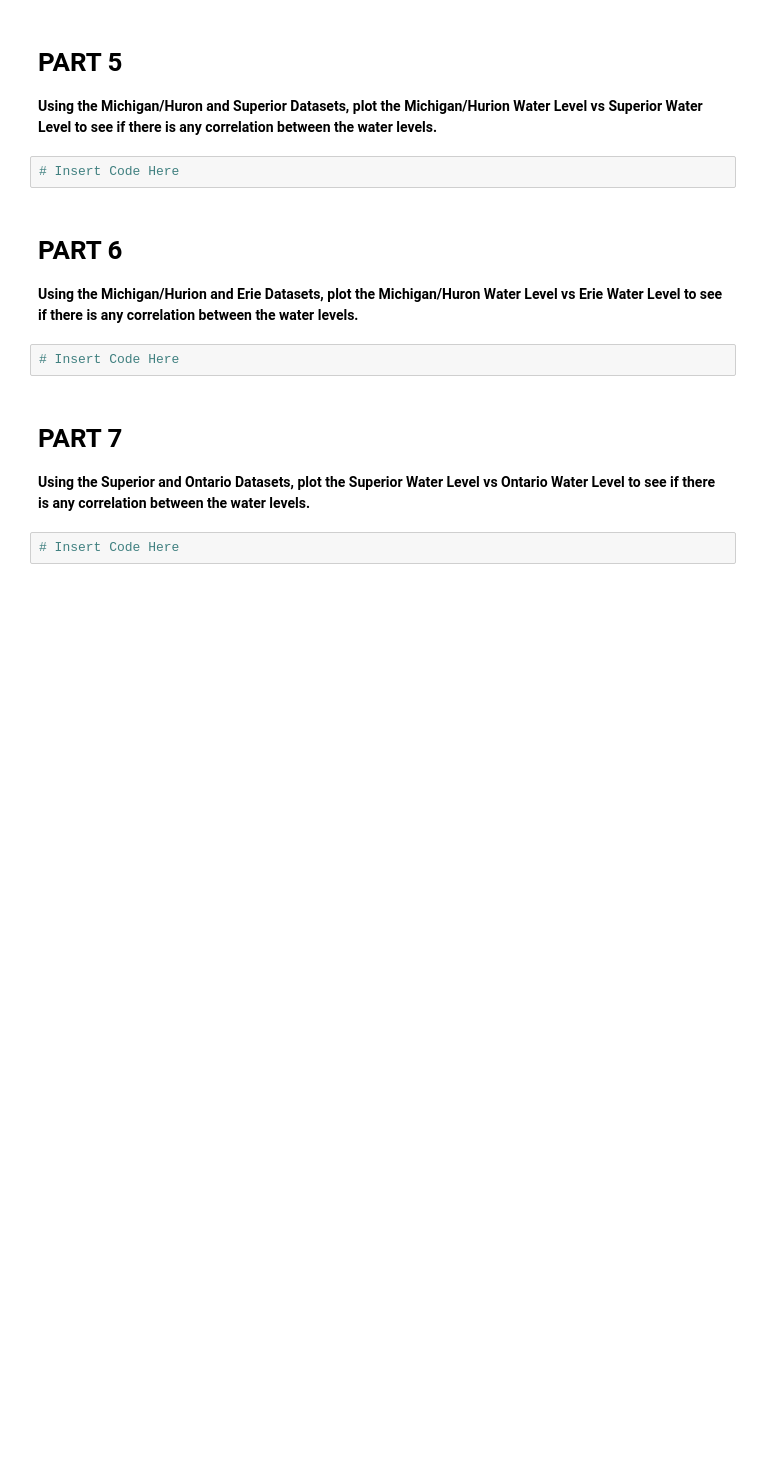
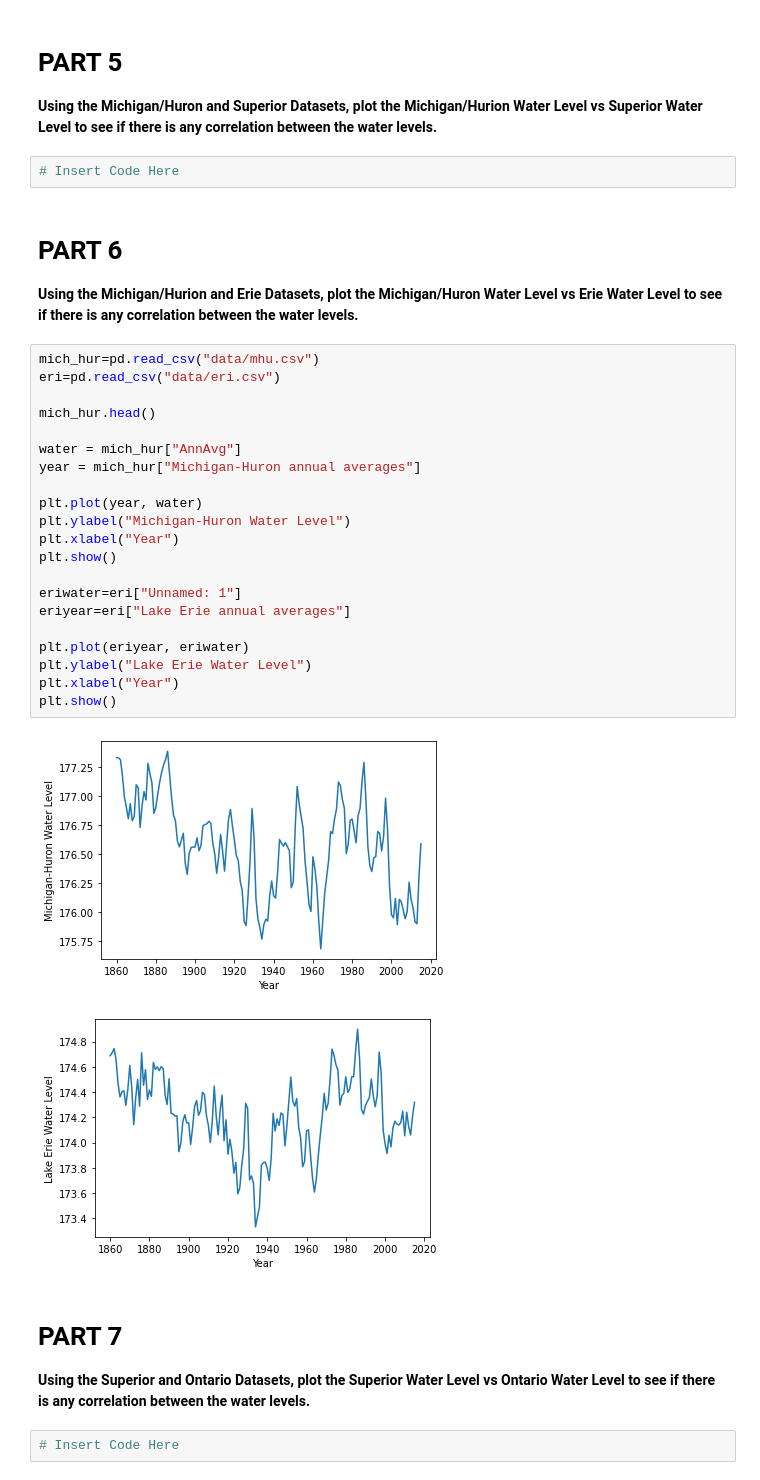
Before and after one commit to pershani/CMSE202_Git_Started, a Jupyter notebook: Great_Lakes_and_Grand_River.ipynb, the cells around one changed output. Drawn from its saved outputs; the diff is of its cells as text; blank space fills up the shorter version.

```diff
--- a/Great_Lakes_and_Grand_River.ipynb
+++ b/Great_Lakes_and_Grand_River.ipynb
@@ -68,8 +68,30 @@ plt.show()
 # PART 6
 
 **Using the Michigan/Hurion and Erie Datasets, plot the Michigan/Huron Water Level vs Erie Water Level to see if there is any correlation between the water levels.**
-# %%
-# Insert Code Here
+# %%
+mich_hur=pd.read_csv("data/mhu.csv")
+eri=pd.read_csv("data/eri.csv")
+
+mich_hur.head()
+
+water = mich_hur["AnnAvg"]
+year = mich_hur["Michigan-Huron annual averages"]
+
+plt.plot(year, water)
+plt.ylabel("Michigan-Huron Water Level")
+plt.xlabel("Year")
+plt.show()
+
+eriwater=eri["Unnamed: 1"]
+eriyear=eri["Lake Erie annual averages"]
+
+plt.plot(eriyear, eriwater)
+plt.ylabel("Lake Erie Water Level")
+plt.xlabel("Year")
+plt.show()
+# %% [output]
+[figure, added]
+[figure, added]
 # %% [markdown]
 # PART 7
 
```
